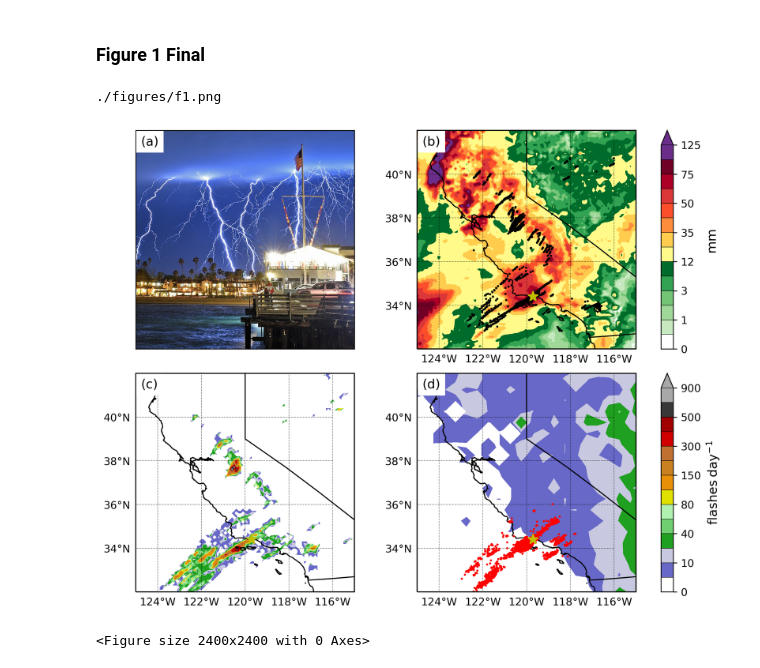
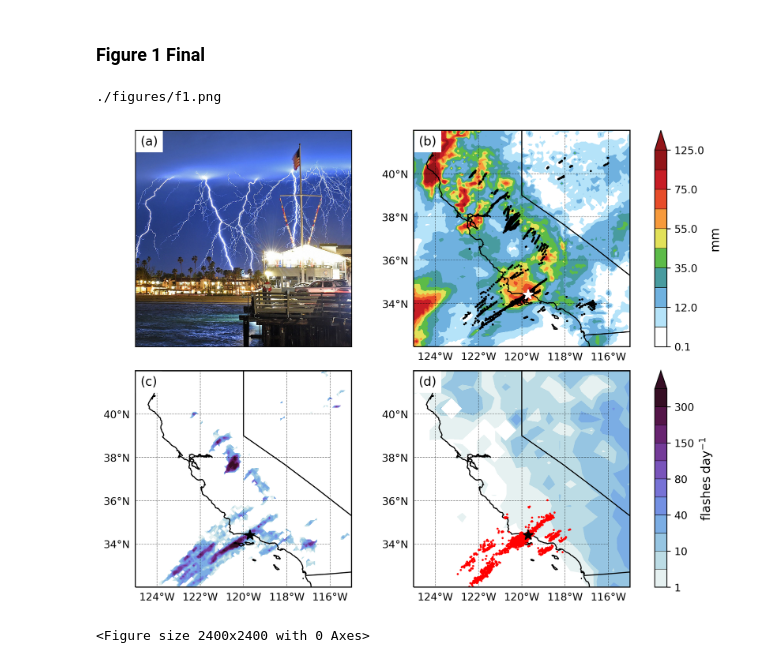
Before and after one commit to dlnash/arthunderstorm2019, a Jupyter notebook: fig1.ipynb, the cells around one changed output. Saved outputs shown, nothing was run; the diff lists cells and outputs as text; code cells hidden in the pictures.

Commit message:
update lightning and precip colorbars, update to extent of figS5

```diff
--- a/fig1.ipynb
+++ b/fig1.ipynb
@@ -299,14 +235,14 @@ states_provinces = cfeature.NaturalEarthFeature(
     scale='50m',
     facecolor='none')
 
-# ## Colormap information
-# lightning_cmap2 = cmocean.cm.thermal_r
-# lightning_clevs2 = [1, 5, 10, 20, 40, 60, 80, 100, 150, 200, 300, 400]
-# lightning_norm2 = mcolors.BoundaryNorm(lightning_clevs2, lightning_cmap2.N)
+## Colormap information
+lightning_cmap2 = cmocean.cm.dense
+lightning_clevs2 = [1, 5, 10, 20, 40, 60, 80, 100, 150, 200, 300, 400]
+lightning_norm2 = mcolors.BoundaryNorm(lightning_clevs2, lightning_cmap2.N)
 
-# cmap = cmocean.cm.deep
-# clevs = [0.1, 6, 12, 25, 35, 45, 55, 65, 75, 100, 125]
-# norm = mcolors.BoundaryNorm(clevs, cmap.N)
+cmap = nclcmaps.cmap('WhiteBlueGreenYellowRed')
+clevs = [0.1, 6, 12, 25, 35, 45, 55, 65, 75, 100, 125]
+norm = mcolors.BoundaryNorm(clevs, cmap.N)
 
 ################################
 # Plot Fig1a - lightning image #
@@ -348,7 +284,7 @@ gl.xlabels_top = False
 gl.ylabels_right = False
 
 # Plot Santa Barbara Star
-ax4.plot(-119.7, 34.4, 'y*', markersize=10, transform=mapcrs)
+ax4.plot(-119.7, 34.4, 'w*', markersize=10, transform=mapcrs)
 
 # Add Border Features
 ax4.coastlines(linewidths=1.0, resolution='10m')
@@ -390,7 +326,7 @@ gl.xlabels_top = False
 gl.ylabels_right = False
 
 # Plot Santa Barbara Star
-ax2.plot(-119.7, 34.4, 'y*', markersize=10, transform=mapcrs)
+ax2.plot(-119.7, 34.4, 'k*', markersize=10, transform=mapcrs)
 
 # Add Border Features
 ax2.coastlines(linewidths=1.0, resolution='10m')
@@ -422,7 +358,7 @@ cf = ax1.contourf(lightning_clim_new.Longitude, lightning_clim_new.Latitude, lig
 # cbar.ax.set_ylabel('$\mathrm{flashes \: day^{-1}}$', fontsize=12)
 
 # Plot Santa Barbara Star
-ax1.plot(-119.7, 34.4, 'y*', markersize=10, transform=mapcrs)
+ax1.plot(-119.7, 34.4, 'k*', markersize=10, transform=mapcrs)
 
 # Add Border Features
 ax1.coastlines(linewidths=1.0, resolution='10m')
@@ -437,32 +373,32 @@ gl.xformatter = LONGITUDE_FORMATTER
 gl.yformatter = LATITUDE_FORMATTER
 gl.xlabels_top = False
 gl.ylabels_right = False
 
 # plt.title('(a)', fontsize=12, loc='left')
 plt.annotate('(d)', (5, 192), xycoords='axes points', fontsize=12.,
             backgroundcolor='white')
 
 
 ###########################
 # Plot Lightning Colorbar #
 ###########################
 cax1 = fig.add_subplot(gs1[2:, :])
 cbar = fig.colorbar(cf, cax=cax1, drawedges=True,
                     orientation='vertical', extendfrac='auto', shrink=0.8)
 cbar.ax.set_ylabel('$\mathrm{flashes \: day^{-1}}$', fontsize=12)
 
 
 ###################
 # Finalize Figure #
 ###################
 fig.savefig('%s.%s' %(fname, fmt1), bbox_inches='tight', dpi=fig.dpi)
 fig.savefig('%s.%s' %(fname, fmt2), bbox_inches='tight', dpi=fig.dpi)
 fig.clf()
 
 plotFile = fname + '.png'
 print(plotFile)
 display(Image(plotFile))
 # %% [output]
 ./figures/f1.png
-[figure, old version]
+[figure, new version]
 <Figure size 2400x2400 with 0 Axes>
```
Also changed, not shown: parts of 5 cells of this notebook, 14 other files.
